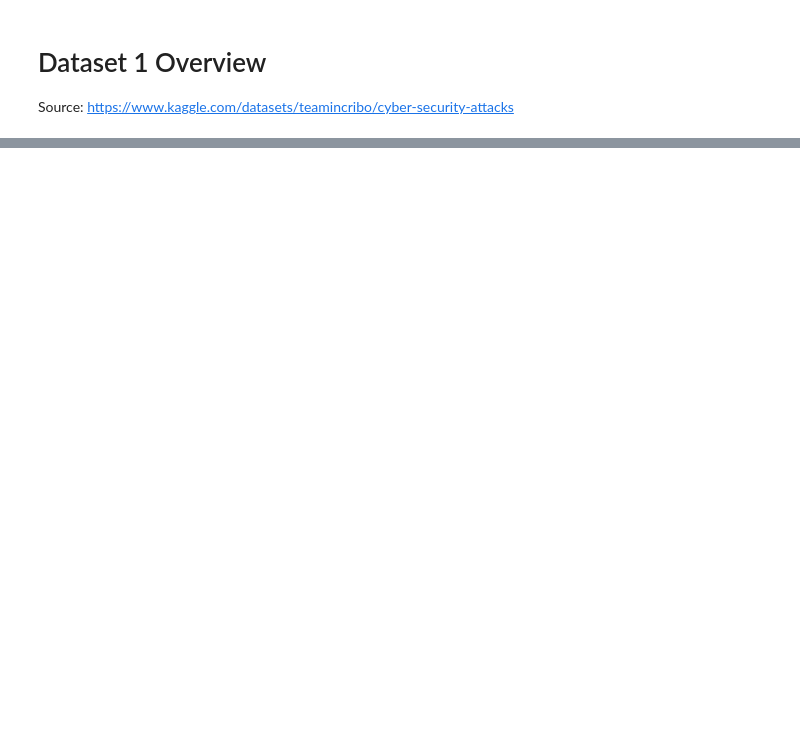
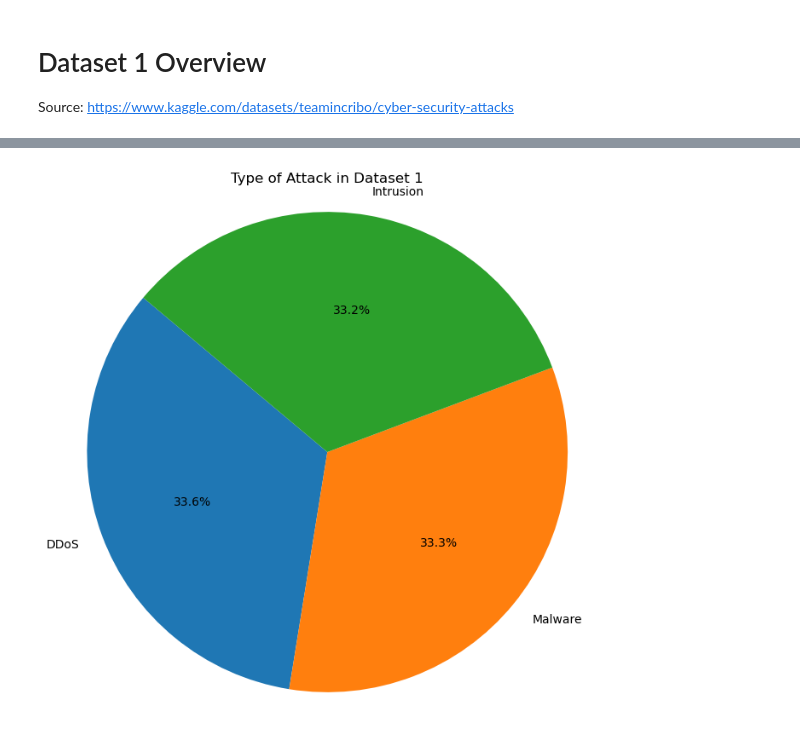
Before and after one commit to Luca-Dang/MA4635_Group9, a Jupyter notebook: Dataset_Overview.ipynb, the cells around one changed output, grey strips where cells are left out. Saved outputs shown, nothing was run; the diff lists cells and outputs as text; code cells hidden in the pictures; blank space fills up the shorter version.

Commit message:
complete data overview

```diff
--- a/Dataset_Overview.ipynb
+++ b/Dataset_Overview.ipynb
@@ -8,17 +9,35 @@ import os
 # %%
+def extract_csv_data(zip_file):
+    csv_data = []
+
+    with zipfile.ZipFile(zip_file, 'r') as zip_ref:
+        for file_info in zip_ref.infolist():
+            if file_info.filename.endswith('.csv'):
+                with zip_ref.open(file_info.filename) as csv_file:
+                    csv_data.append(pd.read_csv(io.TextIOWrapper(csv_file, encoding='utf-8')))
+    if len(csv_data) > 1:
+        return pd.concat(csv_data, ignore_index=True)
+    else:
+        return csv_data[0]
+
 # Extract all csv content into pandas
 def data_import(folder_path):
     dfs = []
     files = os.listdir(folder_path)
     zip_files = [file for file in files if file.endswith('.zip') ]
-    for zip_file in zip_files:
+    num_files = len(zip_files)
+    for i, zip_file in enumerate(zip_files):
+        print(i + 1, '/', num_files)
         zip_file_path = os.path.join(folder_path, zip_file)
-        dfs.append(extract_csv_from_zip(zip_file_path))
-    return dfs
+        dfs.append(extract_csv_data(zip_file_path))
+    if len(dfs) > 1:
+        return pd.concat(dfs, ignore_index=True)
+    return dfs[0]
 # %% [markdown]
 # Dataset 1 Overview
 
 Source: https://www.kaggle.com/datasets/teamincribo/cyber-security-attacks
 # %%
-data_import('Dataset\Dataset 1')[0]
+df1 = data_import('Dataset\Dataset 1')
+df1
 # %% [output]
@@ -37,0 +78,8 @@ data_import('Dataset\Dataset 1')[0]
+# %%
+plt.figure(figsize=(8, 8))
+plt.pie(df1['Attack Type'].value_counts(), labels=df1['Attack Type'].value_counts().index, autopct='%1.1f%%', startangle=140)
+plt.axis('equal')  # Equal aspect ratio ensures that pie is drawn as a circle.
+plt.title('Type of Attack in Dataset 1')
+plt.show()
+# %% [output]
+[figure, added]
```
Also changed, not shown: parts of 7 cells of this notebook, 2 other files.
